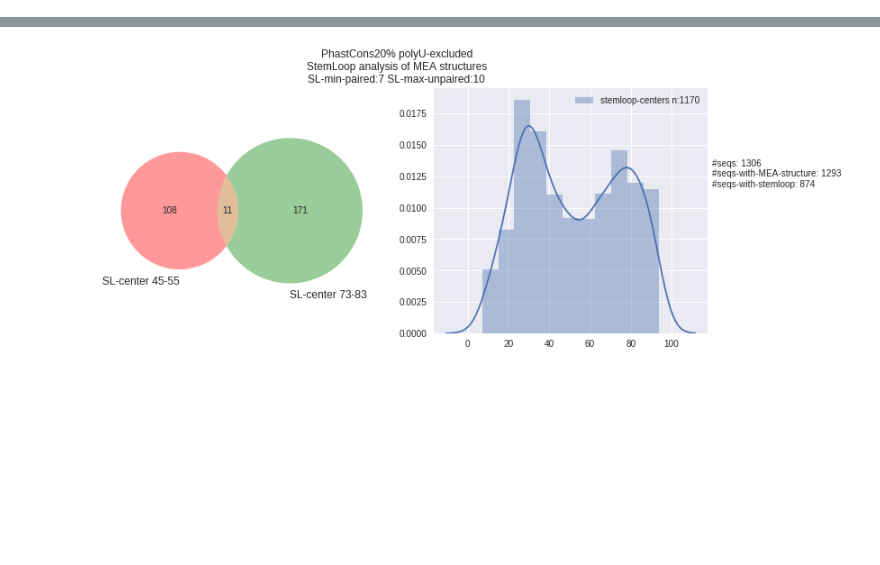
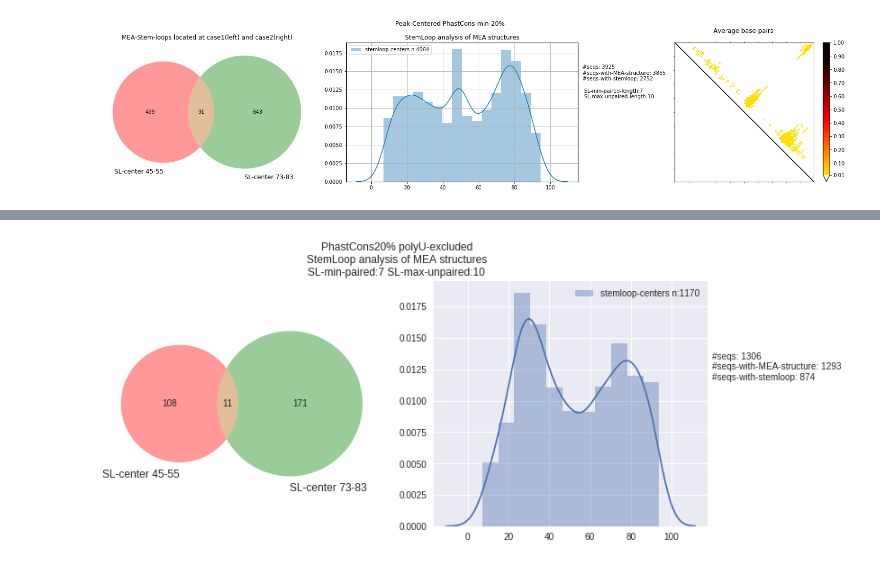
Before and after one commit to mmiladi/mmfold, a Jupyter notebook: local_dotplot/Average_dotplots.ipynb, the cells around one changed output, grey strips where cells are left out. Drawn from its saved outputs; the diff is of its cells as text; code cells hidden in the pictures; blank space fills up the shorter version.

```diff
--- a/local_dotplot/Average_dotplots.ipynb
+++ b/local_dotplot/Average_dotplots.ipynb
@@ -70,7 +72,7 @@ def walk_basepairs_get_stems(mat, p_thresh=0.5, inner_loop=False):
             # stem coords as key string
             k = '{}-{},{}-{}'.format(stem_startX,stem_endX, stem_endY, stem_startY)
             # stem length as dict value
-            stems_dict[k] = max( (stem_endX-stem_startX) , (stem_startY-stem_endY)), stem_endY-stem_endX
+            stems_dict[k] = min( (stem_endX-stem_startX)+1 , (stem_startY-stem_endY)+1), stem_endY-stem_endX-1
 
             stem_startX, stem_startY = x, y
             stem_endX, stem_endY = x, y
@@ -78,7 +80,7 @@ def walk_basepairs_get_stems(mat, p_thresh=0.5, inner_loop=False):
     k = '{}-{},{}-{}'.format(stem_startX,stem_endX, stem_endY, stem_startY)
     #print k, stem_endX-stem_startX , (stem_startY-stem_endY)
     assert k not in stems_dict # It should be the case always..?
-    stems_dict[k] = max( (stem_endX-stem_startX+1) , (stem_startY-stem_endY+1)), stem_endY-stem_endX
+    stems_dict[k] = min( (stem_endX-stem_startX+1) , (stem_startY-stem_endY+1)), stem_endY-stem_endX-1
 
     return stems_dict
 
@@ -88,13 +90,19 @@ def fasta_to_df(fasta_file, use_dpps_folder=False, add_shuffle=True,add_bpmat=Tr
     seq_recs = list(SeqIO.parse(fasta_file, format='fasta'))
     df_fasta = pd.DataFrame(index=[r.id for r in seq_recs])
 
-    df_fasta['sequence'] = [str(s.seq).replace('T','U').replace('t','u') for s in seq_recs]
+    df_fasta['sequence'] = [str(s.seq).upper().replace('T','U') for s in seq_recs]
+    do_dinuc_shuf = False
+    import random
+
     if add_shuffle:
-        df_fasta['sequence-shuffled'] = [dinuclShuffle(s.upper().replace('T','U')) for s in df_fasta['sequence']]
+        if do_dinuc_shuf:
+            df_fasta['sequence-shuffled'] = [dinuclShuffle(s) for s in df_fasta['sequence']]
+        else:
+            df_fasta['sequence-shuffled'] = [''.join(random.sample(s,len(s))) for s in df_fasta['sequence']]
     if add_bpmat:
-        df_fasta['bp-matrix'] = [getBPPM(s) for s in df_fasta['sequence']]
+        df_fasta['bp-matrix'] = [ldp.getBPPM(s) for s in df_fasta['sequence']]
         if add_shuffle:
-            df_fasta['bp-matrix-shuffled'] = [getBPPM(s) for s in df_fasta['sequence-shuffled']]
+            df_fasta['bp-matrix-shuffled'] = [ldp.getBPPM(s) for s in df_fasta['sequence-shuffled']]
     return df_fasta
 # walk_basepairs_get_stems(bpmat,inner_loop=True)
 # bpXs, bpYs = np.where(bpmat>0.5)
@@ -298,0 +278,77 @@ analyze_df(mydf_peakcentered,fa_peakcentered,title='Peak-Centered PhastCons-min-
+# %%
+def plot_stems_loc(stemdl_nonfilt, title='',filt=False, max_inner_distance=10, min_stem_length=7, venn=True,rangeA = (45,55), rangeB = (73,83),axes=None):
+    if filt is True:
+        stemdl = filter_stemsd_list(stemdl_nonfilt)
+    else:
+        stemdl = stemdl_nonfilt
+    if axes is None:
+        fig, axes = plt.subplots(ncols=2,figsize=(12,5))
+    #starts = [ int(re.split("\D+", k)[1]) for sd in stemdl for k in sd  if len(sd)>0 ]
+    #sns.distplot(starts, ax=ax,label='starts')
+    #ends = [ int(re.split("\D+", k)[2]) for sd in stemdl for k in sd  if len(sd)>0 ]
+    #sns.distplot(ends,ax=ax,label='ends')
+
+    centers = [ int(re.split("\D+", k)[1]) + (int(re.split("\D+", k)[2]) - int(re.split("\D+", k)[1]))/2 for sd in stemdl for k in sd  if len(sd)>0 ]
+    #print centers
+    sns.distplot(centers,ax=axes[1],label='stemloop-centers n:{}'.format(len(centers)))
+    axes[1].legend()
+    axes[1].annotate(#xytext = (0.4, 0.4),
+                     xy=(1.02,.6),
+                     xycoords='axes fraction',
+                     s=             '#seqs: {}\n#seqs-with-MEA-structure: {}\n#seqs-with-stemloop: {}\n\n SL-min-paired-length:{}\n SL-max-unpaired-length:{}   '.format(len(stemdl_nonfilt),
+                                                                                  len([sd for sd in stemdl_nonfilt if len(sd)>0]),
+                                                                                  len([sd for sd in stemdl if len(sd)>0]),
+                                                                                  min_stem_length,max_inner_distance
+                                                                                                                          ),
+#             horizontalalignment='left',
+                )
+
+    axes[1].set_title('StemLoop analysis of MEA structures')
+    if venn is True:
+        plot_venn(stemdl,ax=axes[0],rangeA=rangeA, rangeB=rangeB)
+        axes[0].set_title('MEA-Stem-loops located at case1(left) and case2(right)')
+
+#     fig.suptitle(title + '\nStemLoop analysis of MEA structures\n'                , y=1.0)
+
+def analyze_df(df, filename,title='',average=True, walk_stems=True, venn=True, filt=False,rangeA = (45,55), rangeB = (73,83)):
+
+    axes=None
+    if average:
+        fig, axes= plt.subplots(ncols=3,figsize=(26,5))
+        fig.suptitle(title , y=1.0)
+        fig.subplots_adjust(wspace=.1)
+
+        figshuf, axesshuf= plt.subplots(ncols=3,figsize=(26,5))
+        figshuf.suptitle('SHUFFLED ' + title , y=1.0)
+        figshuf.subplots_adjust(wspace=.5)
+
+        average_bpmat = np.average(df['bp-matrix'])
+        average_bpmat_shuff = np.average(df['bp-matrix-shuffled'])
+
+        fig_file =  filename.replace('fasta','fa').replace('.fa','')
+        fig_file_shuff = filename.replace('fasta','fa').replace('.fa','.shuffled')
+        #fig= plt.figure(figsize=(12,5))#subplots(ncols=2,figsize=(12,5))
+
+        ldp.my_heatmap(average_bpmat, fig,axes[2],
+                   inverse=True, interactive=False, gene_loc=None,title='Average base-pairs ')
+        ldp.my_heatmap( average_bpmat_shuff,figshuf,axesshuf[2],
+                   inverse=True, interactive=False, gene_loc=None, title='Average base-pairs ')
+
+    if walk_stems:
+        stems = [walk_basepairs_get_stems(s) for s in df['bp-matrix']]
+        plot_stems_loc(stems,venn=venn, filt=filt,title=title,axes=axes[:],rangeA=rangeA, rangeB=rangeB)
+        #plt.show()
+        stems_shuf = [walk_basepairs_get_stems(s) for s in df['bp-matrix-shuffled']]
+        plot_stems_loc(stems_shuf,venn=venn,filt=filt,title= title + ' SHUFFLED',axes=axesshuf[:], rangeA=rangeA, rangeB=rangeB)
+        #plt.show()
+    fig.savefig(fig_file+'.pdf',bbox_inches='tight')
+    figshuf.savefig(fig_file_shuff+'.pdf',bbox_inches='tight')
+    fig.savefig(fig_file+'.svg',bbox_inches='tight')
+    figshuf.savefig(fig_file_shuff+'.svg',bbox_inches='tight')
+
+    print ("Fig saved to " , fig_file+".*")
+    print ("Fig saved to " , fig_file_shuff+".*")
+
+
+analyze_df(mydf_peakcentered,fa_peakcentered,title='Peak-Centered PhastCons-min-20%',average=True,walk_stems=True,filt=True)
+# %% [output]
@@ -298,0 +357 @@ analyze_df(mydf_peakcentered,fa_peakcentered,title='Peak-Centered PhastCons-min-
+[figure, added]
```
Also changed, not shown: parts of 16 cells of this notebook, 4 other files.
